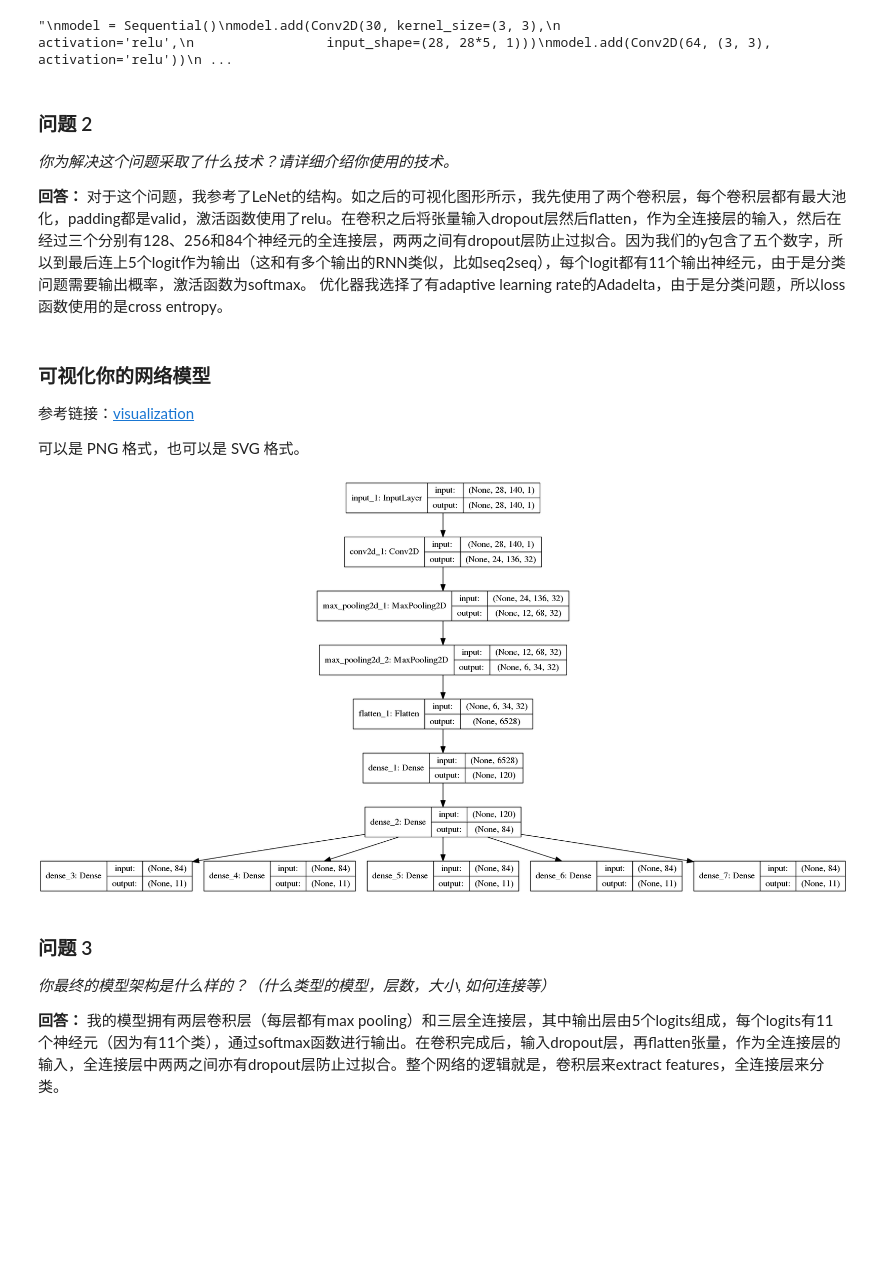
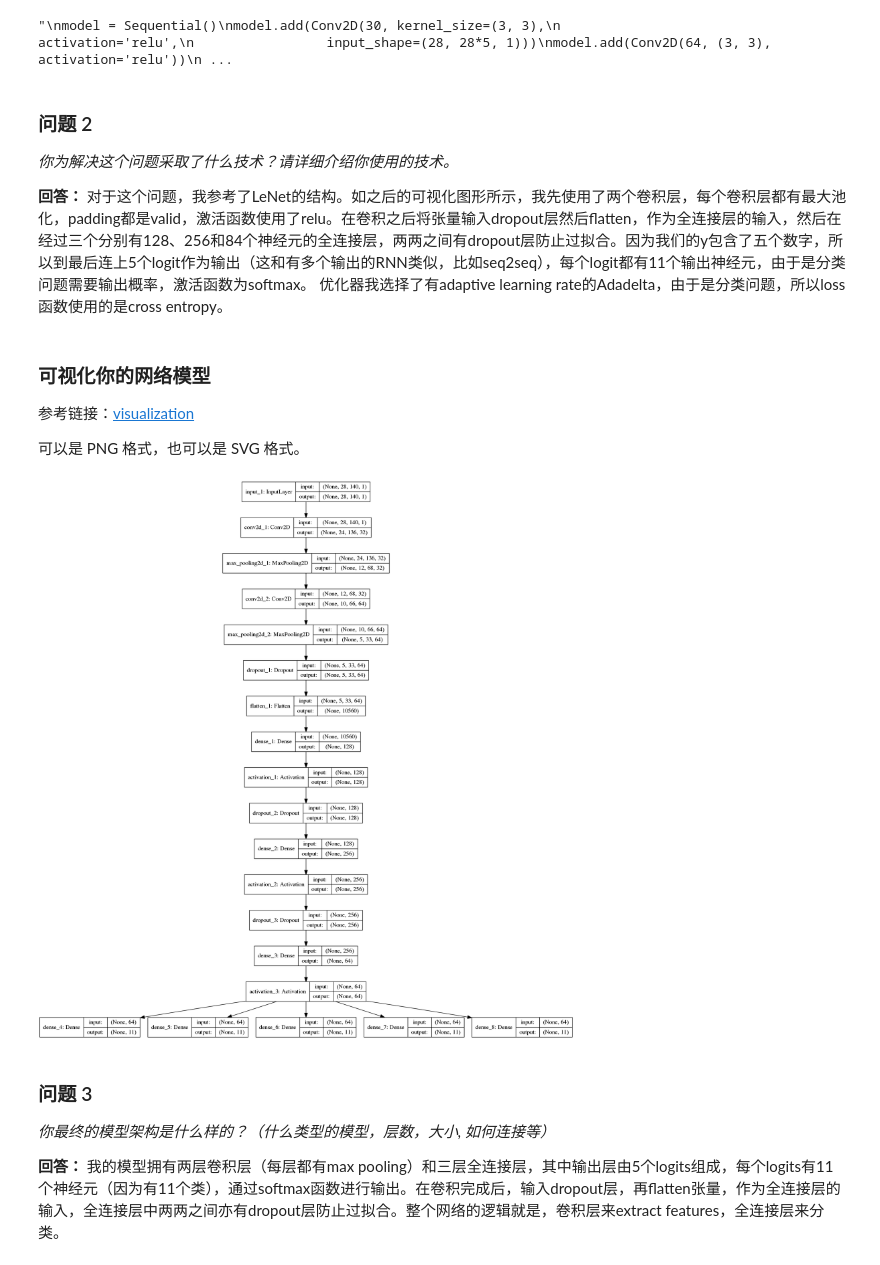
Before and after one commit to Meirtz/digit_recognition, a Jupyter notebook: digit_recognition.ipynb, the cells around one changed output. Drawn from its saved outputs; the diff is of its cells as text; code cells hidden in the pictures; blank space fills up the shorter version.

```diff
--- a/digit_recognition.ipynb
+++ b/digit_recognition.ipynb
@@ -176,8 +209,7 @@ model.add(Dense(11, activation='softmax'))
 _你为解决这个问题采取了什么技术？请详细介绍你使用的技术。_
 
 **回答：**
-对于这个问题，我参考了LeNet的结构。如之后的可视化图形所示，我先使用了两个卷积层，每个卷积层都有最大池化，padding都是valid，激活函数使用了relu。在卷积之后将张量输入dropout层然后flatten，作为全连接层的输入，然后在经过三个分别有128、256和84个神经元的全连接层，两两之间有dropout层防止过拟合。因为我们的y包含了五个数字，所以到最后连上5个logit作为输出（这和有多个输出的RNN类似，比如seq2seq），每个logit都有11个输出神经元，由于是分类问题需要输出概率，激活函数为softmax。
-优化器我选择了有adaptive learning rate的Adadelta，由于是分类问题，所以loss函数使用的是cross entropy。
+对于这个问题，我参考了LeNet的结构。如之后的可视化图形所示，我先使用了两个卷积层，每个卷积层都有最大池化，padding都是valid，激活函数使用了relu。在卷积之后将张量输入dropout层然后flatten，作为全连接层的输入，然后在经过三个分别有128、256和84个神经元的全连接层，两两之间有dropout层防止过拟合。因为我们的y包含了五个数字，所以到最后连上5个logit作为输出（这和有多个输出的RNN类似，比如seq2seq），每个logit都有11个输出神经元，由于是分类问题需要输出概率，激活函数为softmax。 优化器我选择了有adaptive learning rate的Adadelta，由于是分类问题，所以loss函数使用的是cross entropy。
 # %% [markdown]
 ### 可视化你的网络模型
 
@@ -187,14 +219,14 @@ _你为解决这个问题采取了什么技术？请详细介绍你使用的技
 # %%
 from keras.utils.vis_utils import plot_model, model_to_dot
 
 from IPython.display import Image, SVG
 
 # TODO: 可视化你的模型
 #SVG(model_to_dot(model).create(prog='dot', format='svg'))
 plot_model(model, to_file='model.png', show_shapes=True)
-Image(filename = 'train_model.png')
+Image(filename = 'model.png')
 # %% [output]
-[figure, old version]
+[figure, new version]
 # %% [markdown]
 ### 问题 3
 _你最终的模型架构是什么样的？（什么类型的模型，层数，大小, 如何连接等）_
```
Also changed, not shown: parts of 7 cells of this notebook, 4 other files.
